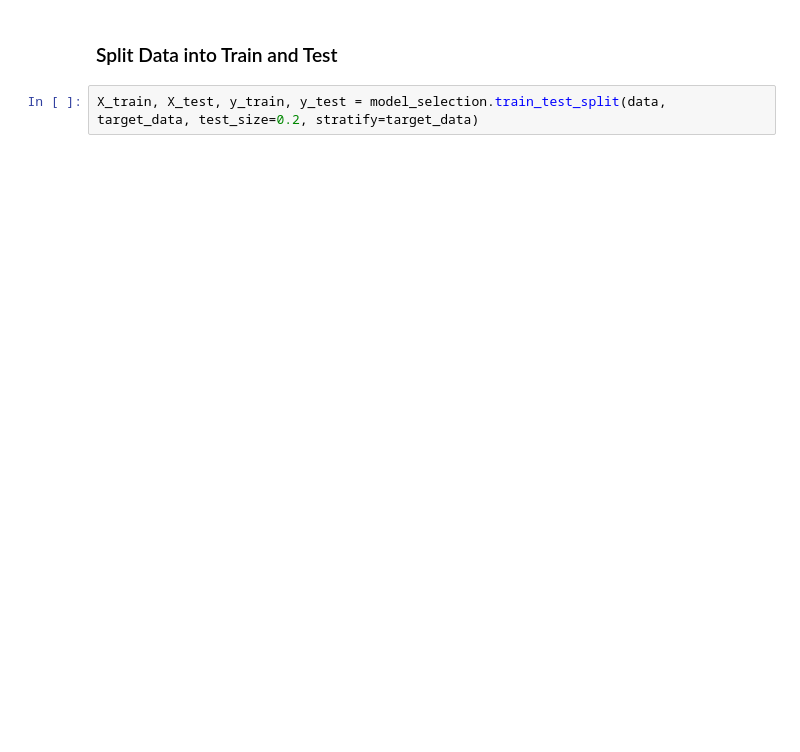
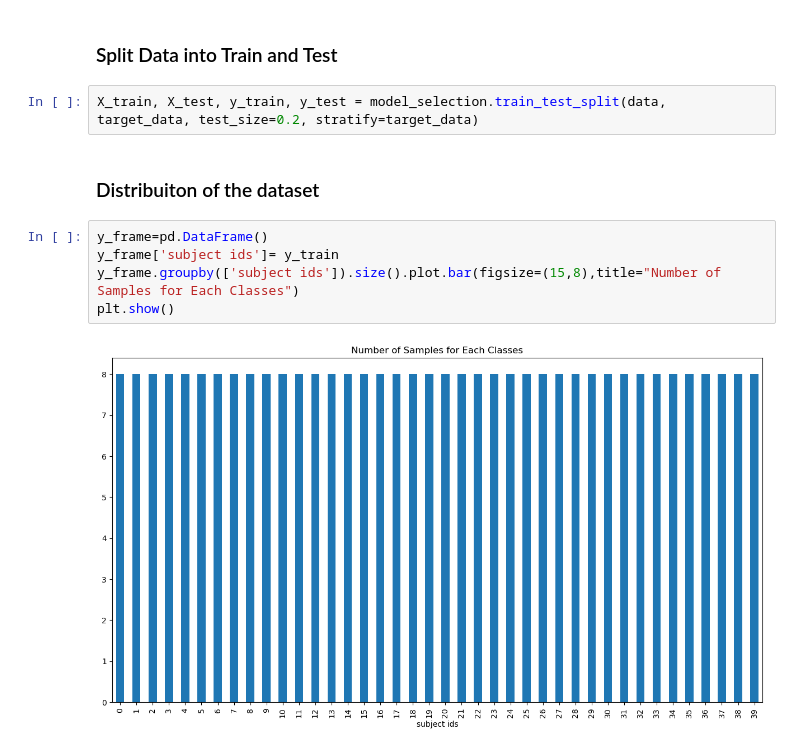
Before and after one commit to TheScorpoi/faa-face-recognition, a Jupyter notebook: src/main.ipynb, the cells around one changed output. Drawn from its saved outputs; the diff is of its cells as text; blank space fills up the shorter version.

```diff
--- a/src/main.ipynb
+++ b/src/main.ipynb
@@ -75,3 +111,12 @@ plt.show()
 ### Split Data into Train and Test
 # %%
 X_train, X_test, y_train, y_test = model_selection.train_test_split(data, target_data, test_size=0.2, stratify=target_data)
+# %% [markdown]
+### Distribuiton of the dataset
+# %%
+y_frame=pd.DataFrame()
+y_frame['subject ids']= y_train
+y_frame.groupby(['subject ids']).size().plot.bar(figsize=(15,8),title="Number of Samples for Each Classes")
+plt.show()
+# %% [output]
+[figure, added]
```
Also changed, not shown: parts of 20 cells of this notebook.
